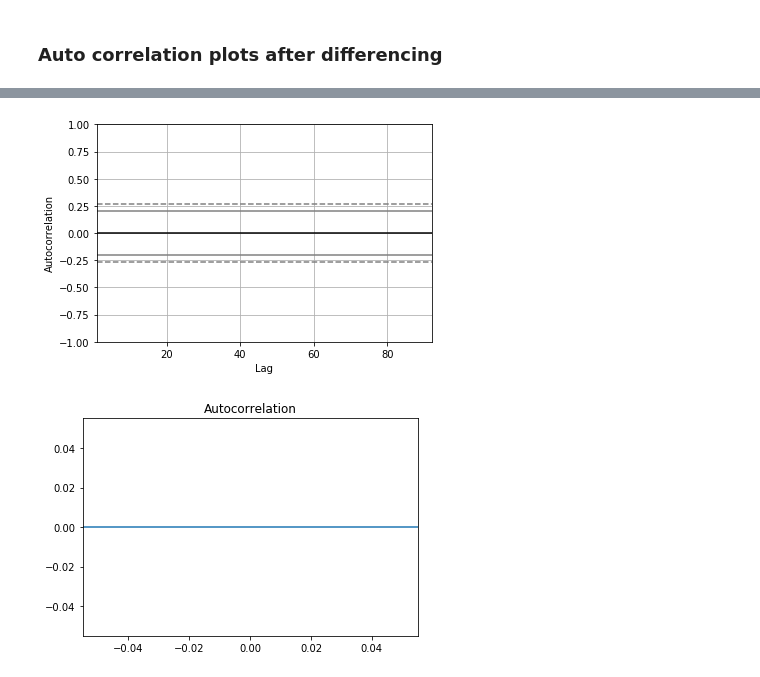
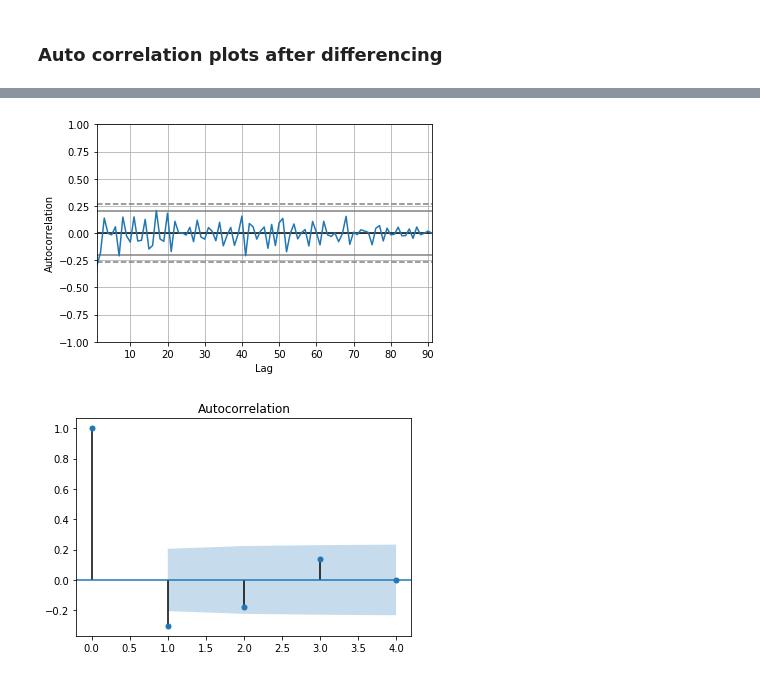
Before and after one commit to lppier/Indian_TV_Time_Series, a Jupyter notebook: TimeSeriesRegression.ipynb, the cells around one changed output, grey strips where cells are left out. Drawn from its saved outputs; the diff is of its cells as text; code cells hidden in the pictures.

```diff
--- a/TimeSeriesRegression.ipynb
+++ b/TimeSeriesRegression.ipynb
@@ -187,7 +197,7 @@ Critical Values:
 # %%
-autocorrelation_plot(diff_df)
-plot_acf(diff_df, lags=4)
+autocorrelation_plot(diff_df["GRP"][1:])
+plot_acf(diff_df["GRP"][1:], lags=4)
 plt.show()
 # %% [output]
-[figure, old version]
+[figure, new version]
-[figure, old version]
+[figure, new version]
```
Also changed, not shown: parts of 1 cell of this notebook, 3 other files.
